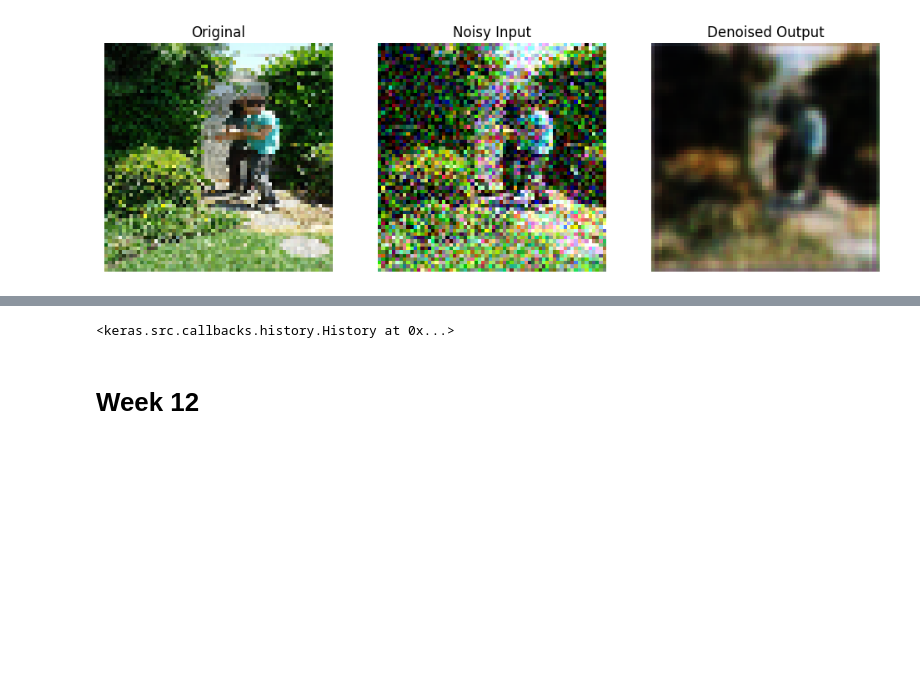
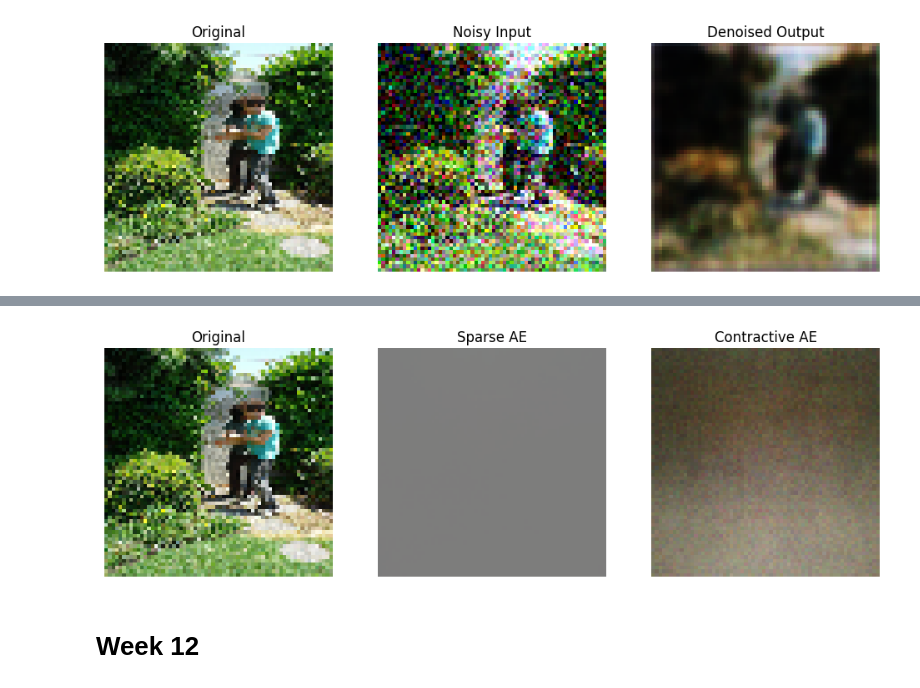
Before and after one commit to Praharshita1275/deep_learning_practice, a Jupyter notebook: DL_assignment.ipynb, the cells around one changed output, grey strips where cells are left out. Drawn from its saved outputs; the diff is of its cells as text; code cells hidden in the pictures; blank space fills up the shorter version.

```diff
--- a/DL_assignment.ipynb
+++ b/DL_assignment.ipynb
@@ -1305,5 +1334,12 @@ Epoch 2/2
 # %%
 # Q28: Implement Sparse AE and Contractive AE.
+
+import tensorflow as tf
+from tensorflow.keras import layers, models, regularizers
+import matplotlib.pyplot as plt
+
+# Autoencoder dataset (input = output)
+ae_data = train_data.map(lambda x, y: (x, x))
 
 # Sparse AE
 inputs = layers.Input(shape=(IMG_SIZE, IMG_SIZE, 3))
@@ -1311,7 +1347,7 @@ inputs = layers.Input(shape=(IMG_SIZE, IMG_SIZE, 3))
 x = layers.Flatten()(inputs)
 encoded = layers.Dense(
     128, activation='relu',
-    activity_regularizer=regularizers.l1(1e-5)
+    activity_regularizer=regularizers.l1(1e-5) # L1 regularization for sparsity
 )(x)
 
 decoded = layers.Dense(IMG_SIZE*IMG_SIZE*3, activation='sigmoid')(encoded)
@@ -1319,15 +1355,16 @@ decoded = layers.Reshape((IMG_SIZE, IMG_SIZE, 3))(decoded)
 
 sparse_ae = models.Model(inputs, decoded)
 sparse_ae.compile(optimizer='adam', loss='mse')
+print("\nTraining Sparse AE...")
 sparse_ae.fit(ae_data, epochs=2)
 
-# Contractive AE (approx using L2)
+# Contractive AE (approximated using L2 regularization on the encoder output)
 inputs = layers.Input(shape=(IMG_SIZE, IMG_SIZE, 3))
 
 x = layers.Flatten()(inputs)
 encoded = layers.Dense(
     128, activation='relu',
-    kernel_regularizer=regularizers.l2(1e-4)
+    kernel_regularizer=regularizers.l2(1e-4) # L2 regularization on weights
 )(x)
 
 decoded = layers.Dense(IMG_SIZE*IMG_SIZE*3, activation='sigmoid')(encoded)
@@ -1335,5 +1372,34 @@ decoded = layers.Reshape((IMG_SIZE, IMG_SIZE, 3))(decoded)
 
 contractive_ae = models.Model(inputs, decoded)
 contractive_ae.compile(optimizer='adam', loss='mse')
+print("\nTraining Contractive AE...")
 contractive_ae.fit(ae_data, epochs=2)
+
+for img, _ in train_data.take(1):
+    original = img
+    sparse_recon = sparse_ae.predict(img)
+    contractive_recon = contractive_ae.predict(img)
+
+
+plt.figure(figsize=(12,4))
+
+# Original
+plt.subplot(1,3,1)
+plt.imshow(original[0])
+plt.title("Original")
+plt.axis('off')
+
+# Sparse AE
+plt.subplot(1,3,2)
+plt.imshow(sparse_recon[0])
+plt.title("Sparse AE")
+plt.axis('off')
+
+# Contractive AE
+plt.subplot(1,3,3)
+plt.imshow(contractive_recon[0])
+plt.title("Contractive AE")
+plt.axis('off')
+
+plt.show()
 # %% [output]
@@ -1348,4 +1419,4 @@ Epoch 2/2
-<keras.src.callbacks.history.History at 0x...>
+[figure, added]
 # %% [markdown]
 # Week 12
 # %%
```
Also changed, not shown: parts of 7 cells of this notebook.
